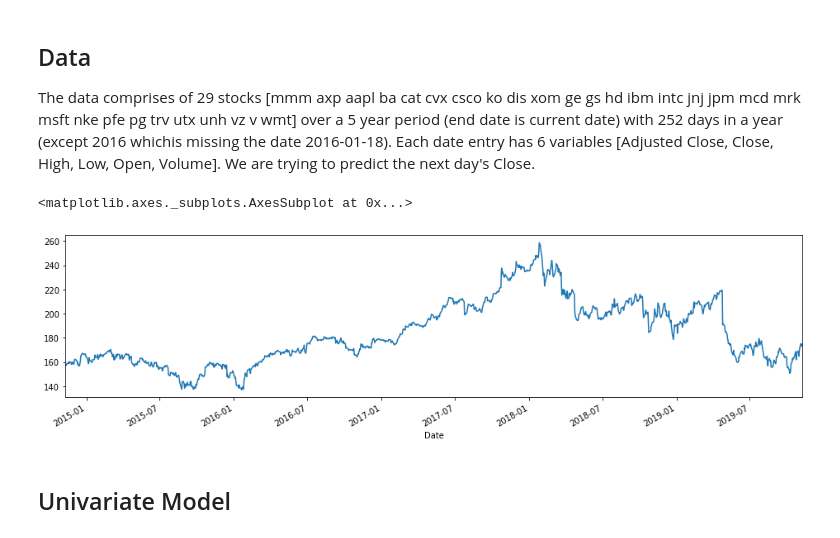
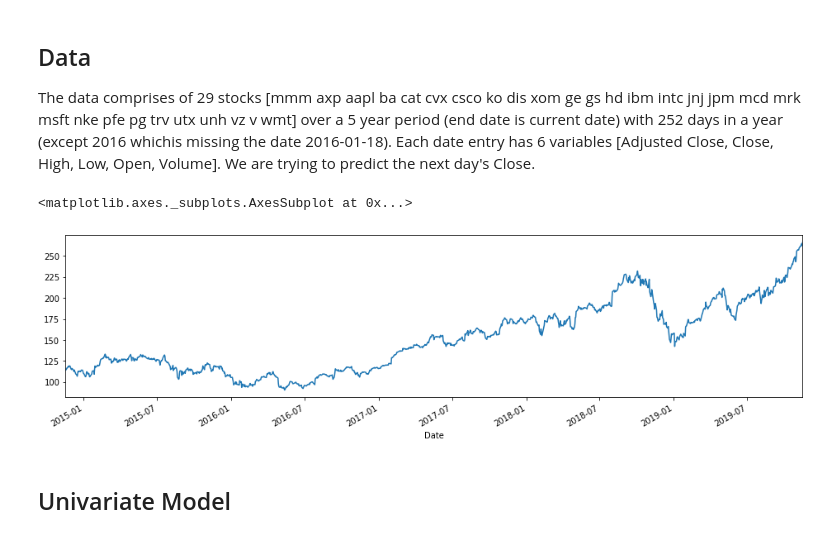
Before and after one commit to Samarmy/CS545TP, a Jupyter notebook: Armstrong-Choudhary-Hua-project.ipynb, the cells around one changed output. Saved outputs shown, nothing was run; the diff lists cells and outputs as text; code cells hidden in the pictures.

Commit message:
Updated to AAPL stocks

```diff
--- a/Armstrong-Choudhary-Hua-project.ipynb
+++ b/Armstrong-Choudhary-Hua-project.ipynb
@@ -105,10 +105,10 @@ V.columns = ['Adj Close', 'Close', 'High', 'Low', 'Open', 'Volume']
 WMT = data[['Adj Close WMT', 'Close WMT', 'High WMT', 'Low WMT', 'Open WMT', 'Volume WMT']]
 WMT.columns = ['Adj Close', 'Close', 'High', 'Low', 'Open', 'Volume']
 # %%
-MMM['Close'].plot(figsize=(16,4))
+AAPL['Close'].plot(figsize=(16,4))
 # %% [output]
 <matplotlib.axes._subplots.AxesSubplot at 0x...>
-[figure, old version]
+[figure, new version]
 # %% [markdown]
 ## Univariate Model
 # %%
```
Also changed, not shown: parts of 12 cells of this notebook.
